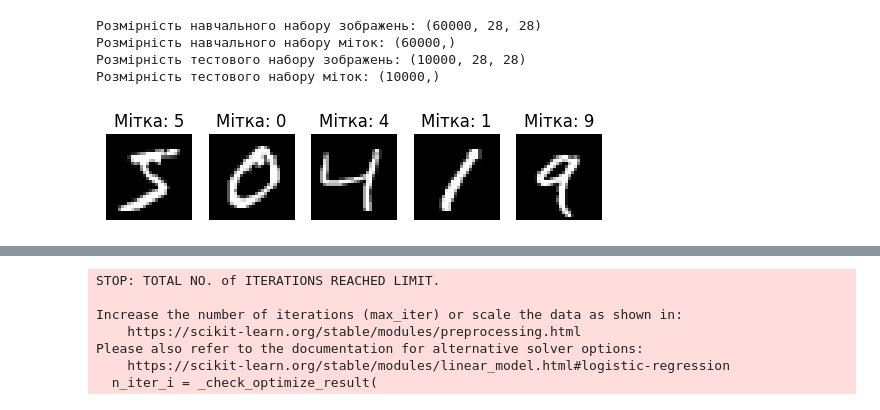
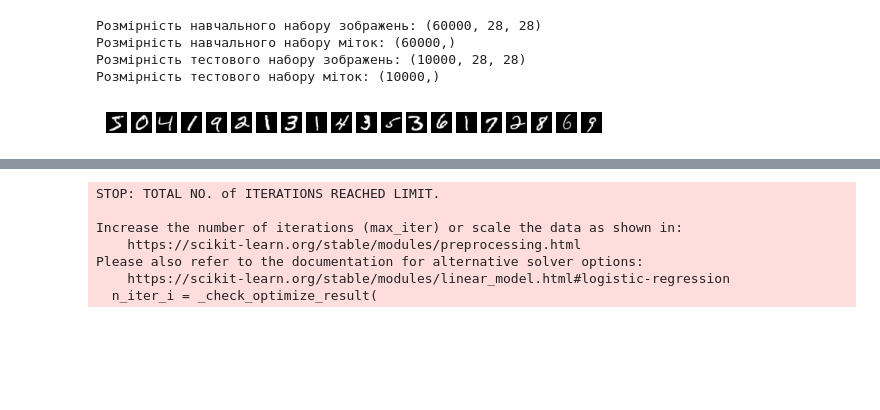
Before and after one commit to AnastasiaShynkarenko/AnastasiaShynkarenko.github.io, a Jupyter notebook: lab1.ipynb, the cells around one changed output, grey strips where cells are left out. Saved outputs shown, nothing was run; the diff lists cells and outputs as text; code cells hidden in the pictures; blank space fills up the shorter version.

```diff
--- a/lab1.ipynb
+++ b/lab1.ipynb
@@ -20,14 +20,13 @@ print("Розмірність тестового набору міток:", test
 Розмірність тестового набору міток: (10000,)
 # %%
 import matplotlib.pyplot as plt
-for i in range(5):
-    plt.subplot(1, 5, i + 1)
+for i in range(20):
+    plt.subplot(1, 20, i + 1)
     plt.imshow(train_images[i], cmap='gray')
-    plt.title(f"Мітка: {train_labels[i]}")
     plt.axis('off')
 
 plt.show()
 # %% [output]
-[figure, old version]
+[figure, new version]
 # %%
 train_images, test_images = train_images / 255.0, test_images / 255.0
```
Also changed, not shown: parts of 18 cells of this notebook.
